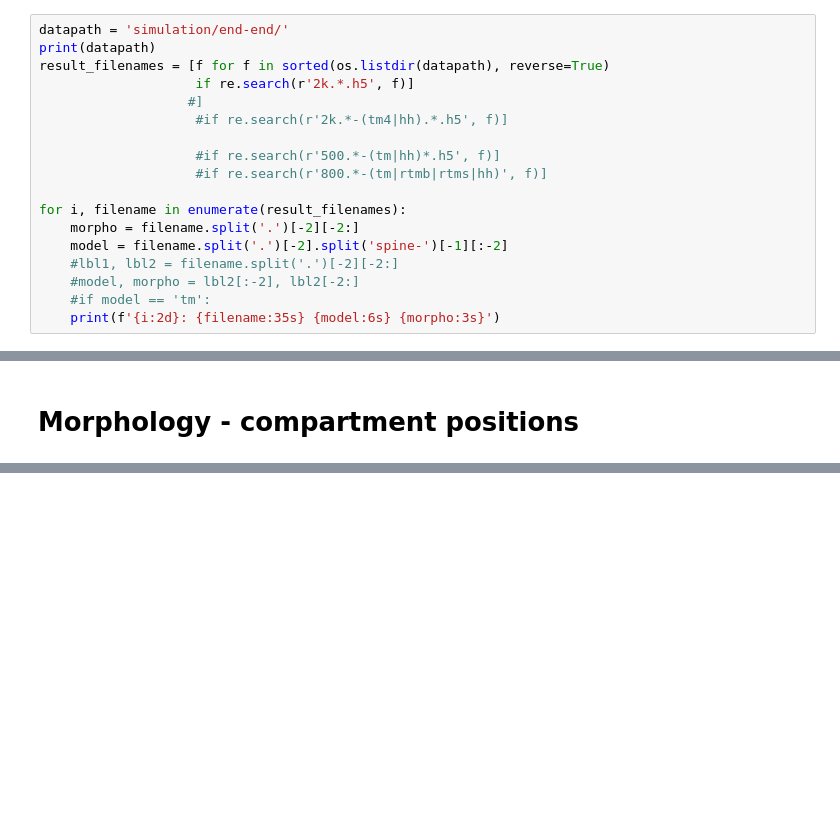
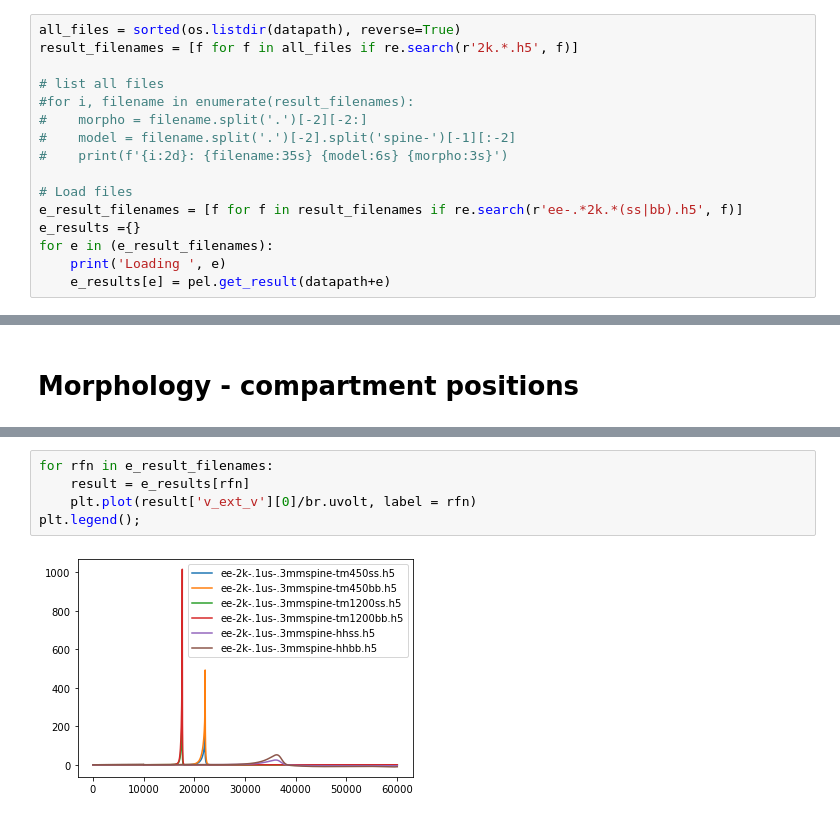
Before and after one commit to moritz-s/Pyoelectricity, a Jupyter notebook: end-end-plots.ipynb, the cells around one changed output, grey strips where cells are left out. Saved outputs shown, nothing was run; the diff lists cells and outputs as text; blank space fills up the shorter version.

```diff
--- a/end-end-plots.ipynb
+++ b/end-end-plots.ipynb
@@ -16,19 +18,17 @@ import pyoelectricity as pel
 # %%
-datapath = 'simulation/end-end/'
-print(datapath)
-result_filenames = [f for f in sorted(os.listdir(datapath), reverse=True)
-                    if re.search(r'2k.*.h5', f)]
-                   #]
-                    #if re.search(r'2k.*-(tm4|hh).*.h5', f)]
+all_files = sorted(os.listdir(datapath), reverse=True)
+result_filenames = [f for f in all_files if re.search(r'2k.*.h5', f)]
 
-                    #if re.search(r'500.*-(tm|hh)*.h5', f)]
-                    #if re.search(r'800.*-(tm|rtmb|rtms|hh)', f)]
+# list all files
+#for i, filename in enumerate(result_filenames):
+#    morpho = filename.split('.')[-2][-2:]
+#    model = filename.split('.')[-2].split('spine-')[-1][:-2]
+#    print(f'{i:2d}: {filename:35s} {model:6s} {morpho:3s}')
 
-for i, filename in enumerate(result_filenames):
-    morpho = filename.split('.')[-2][-2:]
-    model = filename.split('.')[-2].split('spine-')[-1][:-2]
-    #lbl1, lbl2 = filename.split('.')[-2][-2:]
-    #model, morpho = lbl2[:-2], lbl2[-2:]
-    #if model == 'tm':
-    print(f'{i:2d}: {filename:35s} {model:6s} {morpho:3s}')
+# Load files
+e_result_filenames = [f for f in result_filenames if re.search(r'ee-.*2k.*(ss|bb).h5', f)]
+e_results ={}
+for e in (e_result_filenames):
+    print('Loading ', e)
+    e_results[e] = pel.get_result(datapath+e)
 # %% [output]
@@ -448,0 +95,7 @@ plt.show()
+# %%
+for rfn in e_result_filenames:
+    result = e_results[rfn]
+    plt.plot(result['v_ext_v'][0]/br.uvolt, label = rfn)
+plt.legend();
+# %% [output]
+[figure, added]
```
Also changed, not shown: parts of 43 cells of this notebook, 1 other file.
